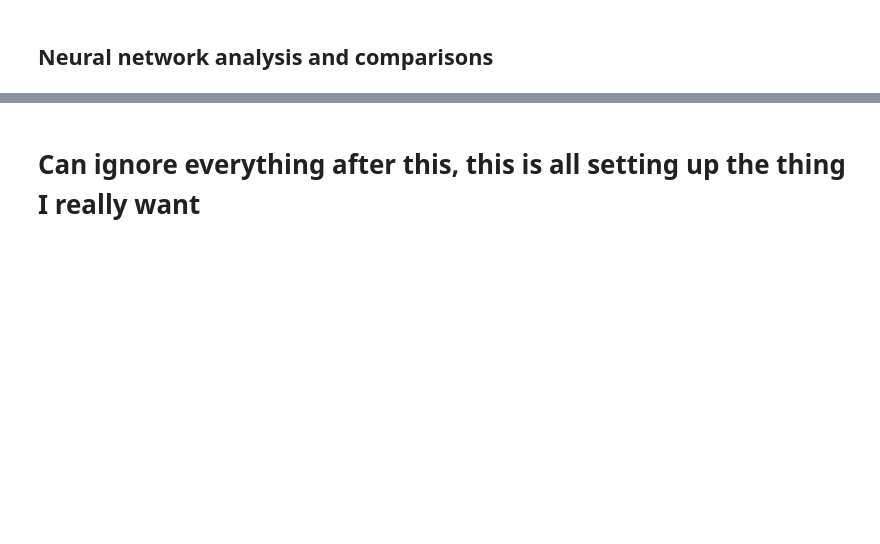
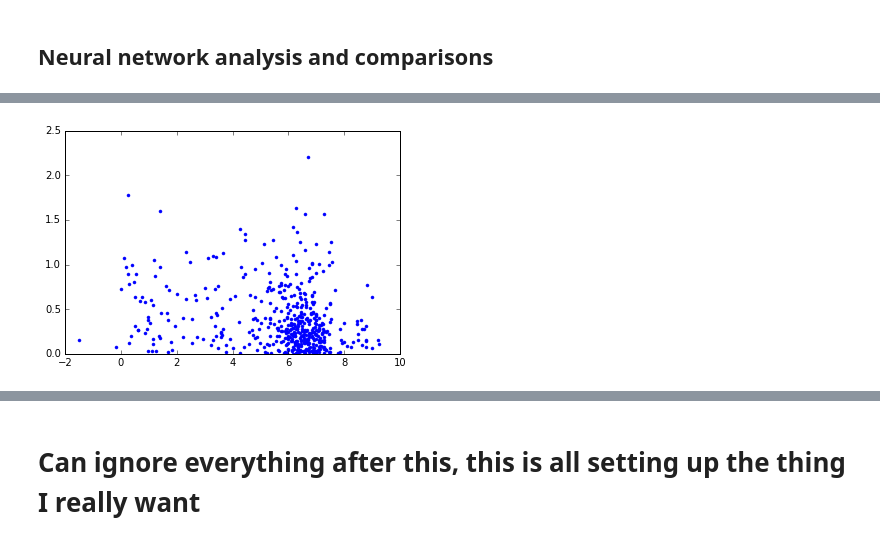
Before and after one commit to zswitten/Antimicrobial-Peptides, a Jupyter notebook: Embedding_and_other_model_comparison.ipynb, the cells around one changed output, grey strips where cells are left out. Saved outputs shown, nothing was run; the diff lists cells and outputs as text; code cells hidden in the pictures; blank space fills up the shorter version.

```diff
--- a/Embedding_and_other_model_comparison.ipynb
+++ b/Embedding_and_other_model_comparison.ipynb
@@ -846,0 +968,5 @@ Kendall tau Correlation: 0.5012053785978431
+# %%
+plt.plot(normalized_scores,cnn_sqrt_errors,'.')
+plt.show()
+# %% [output]
+[figure, added]
```
Also changed, not shown: parts of 28 cells of this notebook.
